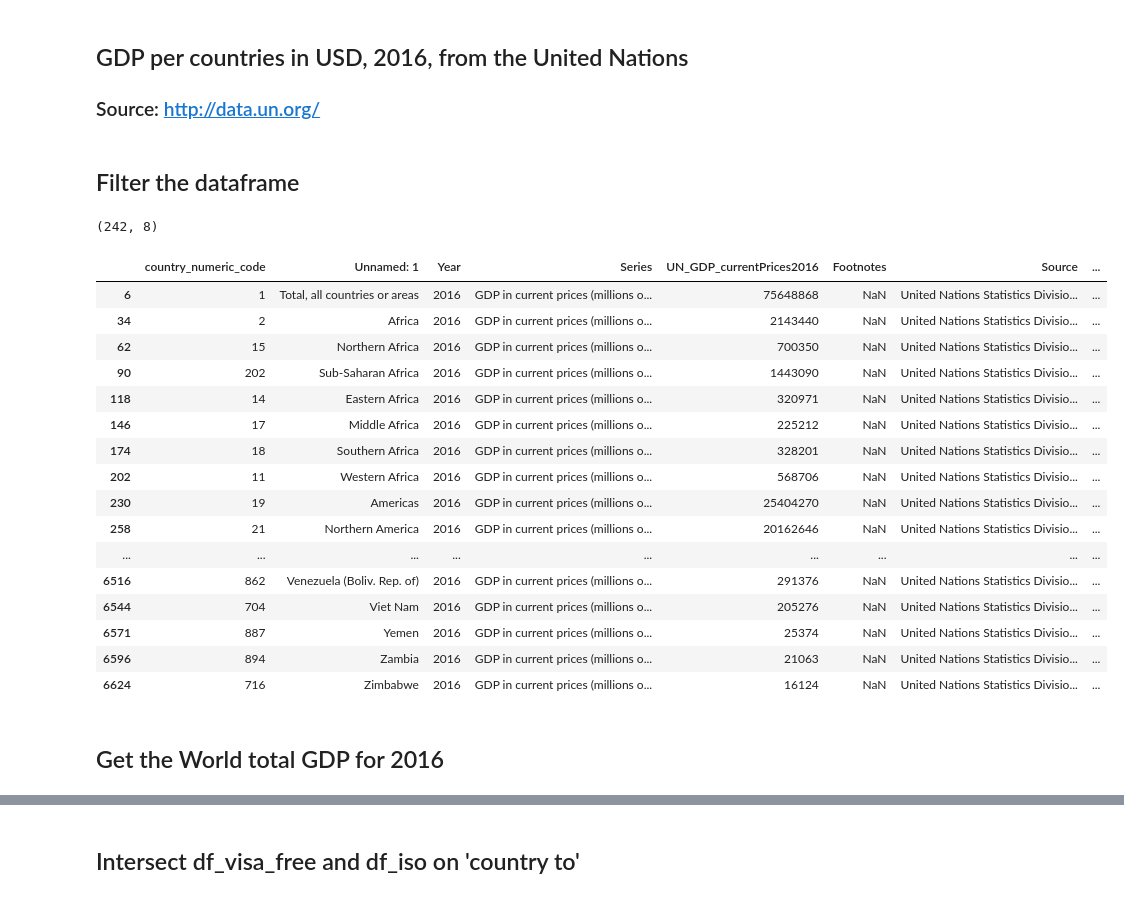
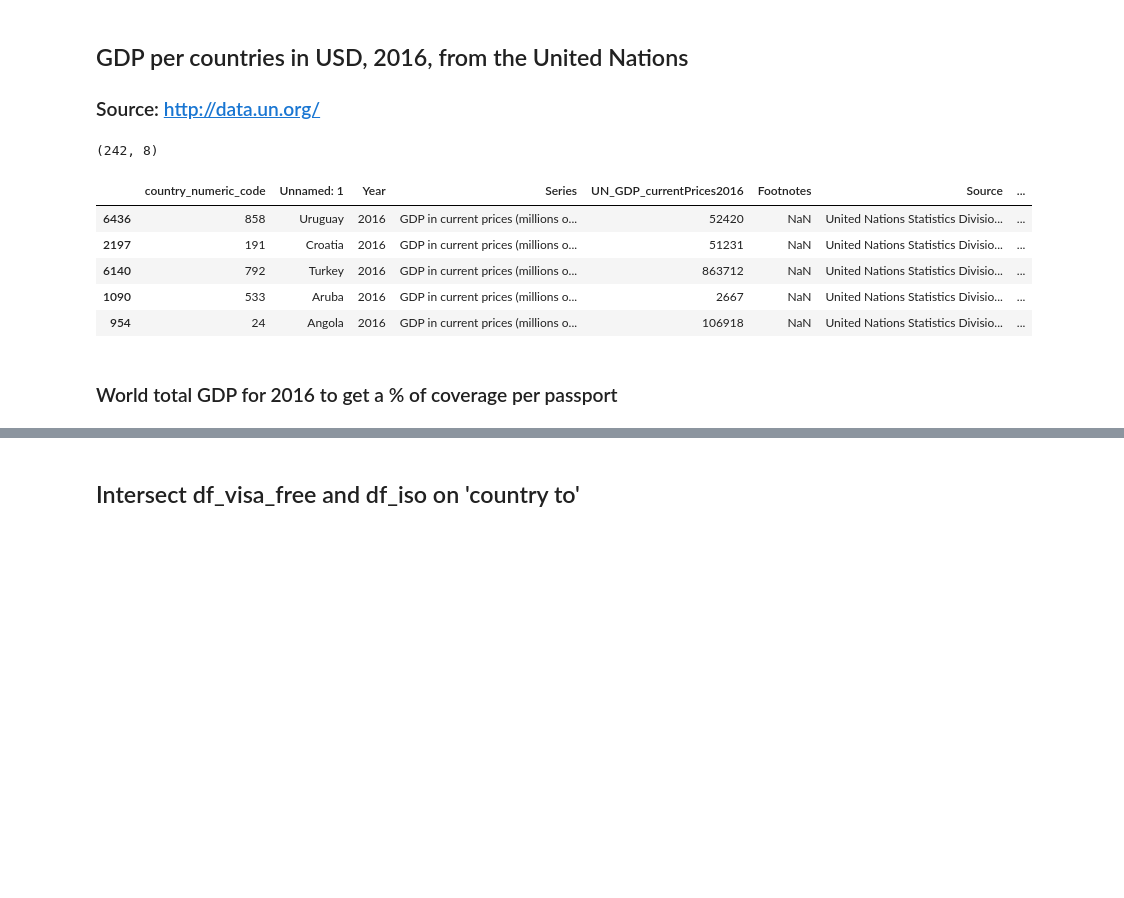
Before and after one commit to jeremielamboley/global-passport-index, a Jupyter notebook: henley_passport_index_intersect_data_sources.ipynb, the cells around one changed output, grey strips where cells are left out. Saved outputs shown, nothing was run; the diff lists cells and outputs as text; code cells hidden in the pictures; blank space fills up the shorter version.

```diff
--- a/henley_passport_index_intersect_data_sources.ipynb
+++ b/henley_passport_index_intersect_data_sources.ipynb
@@ -72,8 +73,6 @@ df_GDP_UN = pd.read_csv('http://data.un.org/_Docs/SYB/CSV/SYB61_T13_GDP%20and%20
                         encoding = "ISO-8859-1",
                         delimiter = ',',
                         header=1)
-# %% [markdown]
-## Filter the dataframe
 # %%
 # filter the data to GDP in 2016
 df_GDP_UN = df_GDP_UN[df_GDP_UN['Series'] == 'GDP in current prices (millions of US dollars)']
@@ -92,29 +91,18 @@ df_GDP_UN.shape
 # %% [output]
 (242, 8)
 # %%
-df_GDP_UN
+df_GDP_UN.sample(5)
 # %% [output]
 |  | country_numeric_code | Unnamed: 1 | Year | Series | UN_GDP_currentPrices2016 | Footnotes | Source | ... |
-| 6 | 1 | Total, all countries or areas | 2016 | GDP in current prices (millions o... | 75648868 | NaN | United Nations Statistics Divisio... | ... |
-| 34 | 2 | Africa | 2016 | GDP in current prices (millions o... | 2143440 | NaN | United Nations Statistics Divisio... | ... |
-| 62 | 15 | Northern Africa | 2016 | GDP in current prices (millions o... | 700350 | NaN | United Nations Statistics Divisio... | ... |
-| 90 | 202 | Sub-Saharan Africa | 2016 | GDP in current prices (millions o... | 1443090 | NaN | United Nations Statistics Divisio... | ... |
-| 118 | 14 | Eastern Africa | 2016 | GDP in current prices (millions o... | 320971 | NaN | United Nations Statistics Divisio... | ... |
-| 146 | 17 | Middle Africa | 2016 | GDP in current prices (millions o... | 225212 | NaN | United Nations Statistics Divisio... | ... |
-| 174 | 18 | Southern Africa | 2016 | GDP in current prices (millions o... | 328201 | NaN | United Nations Statistics Divisio... | ... |
-| 202 | 11 | Western Africa | 2016 | GDP in current prices (millions o... | 568706 | NaN | United Nations Statistics Divisio... | ... |
-| 230 | 19 | Americas | 2016 | GDP in current prices (millions o... | 25404270 | NaN | United Nations Statistics Divisio... | ... |
-| 258 | 21 | Northern America | 2016 | GDP in current prices (millions o... | 20162646 | NaN | United Nations Statistics Divisio... | ... |
-| ... | ... | ... | ... | ... | ... | ... | ... | ... |
-| 6516 | 862 | Venezuela (Boliv. Rep. of) | 2016 | GDP in current prices (millions o... | 291376 | NaN | United Nations Statistics Divisio... | ... |
-| 6544 | 704 | Viet Nam | 2016 | GDP in current prices (millions o... | 205276 | NaN | United Nations Statistics Divisio... | ... |
-| 6571 | 887 | Yemen | 2016 | GDP in current prices (millions o... | 25374 | NaN | United Nations Statistics Divisio... | ... |
-| 6596 | 894 | Zambia | 2016 | GDP in current prices (millions o... | 21063 | NaN | United Nations Statistics Divisio... | ... |
-| 6624 | 716 | Zimbabwe | 2016 | GDP in current prices (millions o... | 16124 | NaN | United Nations Statistics Divisio... | ... |
+| 6436 | 858 | Uruguay | 2016 | GDP in current prices (millions o... | 52420 | NaN | United Nations Statistics Divisio... | ... |
+| 2197 | 191 | Croatia | 2016 | GDP in current prices (millions o... | 51231 | NaN | United Nations Statistics Divisio... | ... |
+| 6140 | 792 | Turkey | 2016 | GDP in current prices (millions o... | 863712 | NaN | United Nations Statistics Divisio... | ... |
+| 1090 | 533 | Aruba | 2016 | GDP in current prices (millions o... | 2667 | NaN | United Nations Statistics Divisio... | ... |
+| 954 | 24 | Angola | 2016 | GDP in current prices (millions o... | 106918 | NaN | United Nations Statistics Divisio... | ... |
 # %%
 df_GDP_UN = df_GDP_UN[['country_numeric_code','UN_GDP_currentPrices2016_billions']]
 # %% [markdown]
-## Get the World total GDP for 2016
+### World total GDP for 2016 to get a % of coverage per passport
 # %%
 # country code = 1 for the world aggregate
 df_GDP_UN['UN_World_GDP_percent'] = df_GDP_UN['UN_GDP_currentPrices2016_billions'] / df_GDP_UN[df_GDP_UN['country_numeric_code'] == 1].iloc[0,1]
```
Also changed, not shown: parts of 53 cells of this notebook.
